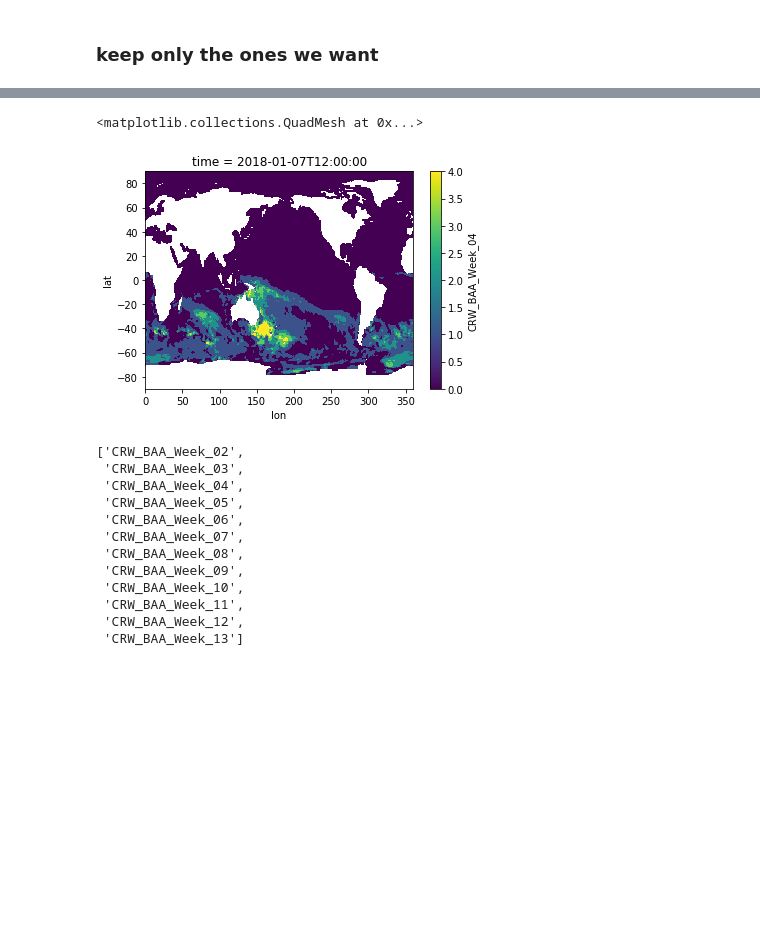
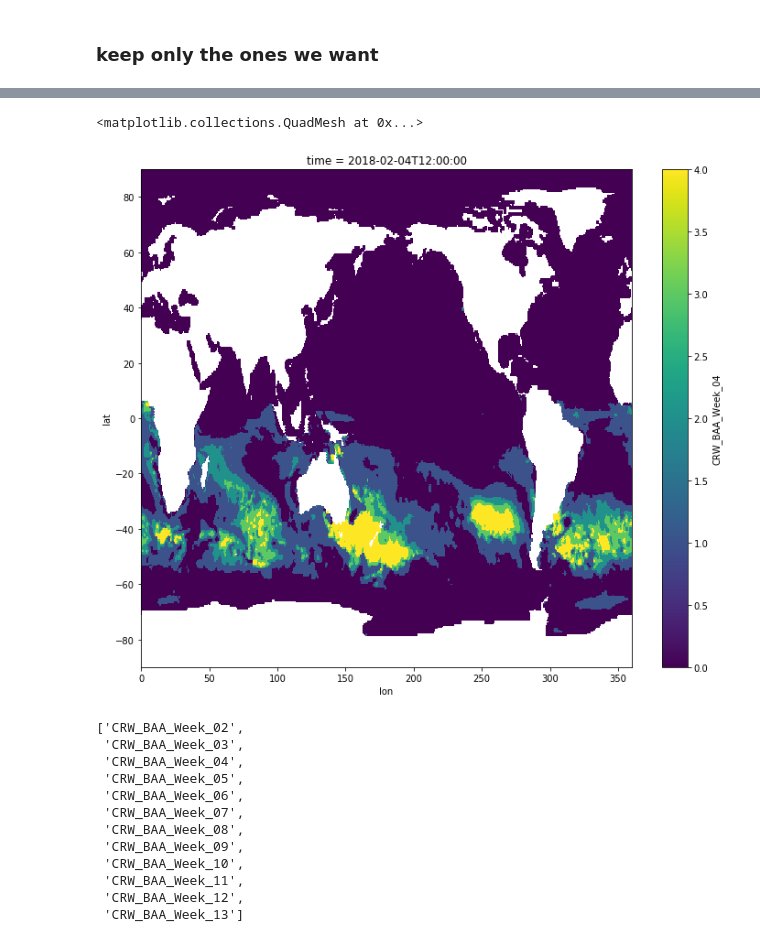
Before and after one commit to nicolasfauchereau/CoralReefWatch, a Jupyter notebook: notebooks/read_outlook_weekly_clip_CRW_geometries.ipynb, the cells around one changed output, grey strips where cells are left out. Drawn from its saved outputs; the diff is of its cells as text; code cells hidden in the pictures; blank space fills up the shorter version.

```diff
--- a/notebooks/read_outlook_weekly_clip_CRW_geometries.ipynb
+++ b/notebooks/read_outlook_weekly_clip_CRW_geometries.ipynb
@@ -54,5 +86,8 @@ lfiles = list_files(ftp)
 ### keep only the ones we want
 # %%
 lfiles = [x for x in lfiles if '060' in x]
+# %%
+def sort_files(f):
+    return int(f.split('_')[4][4:])
 # %%
-lfiles.sort()
+lfiles.sort(key=sort_files)
@@ -59,5 +101,5 @@ lfiles.sort()
 # %%
-url = "ftp://ftp.star.nesdis.noaa.gov/pub/sod/mecb/crw/data/outlook/v4/nc/v1/outlook/2017/cfsv2_outlook-060perc_4mon-and-wkly_v4_icwk20171231_for_20180114to20180429.nc"
+url = "ftp://ftp.star.nesdis.noaa.gov/pub/sod/mecb/crw/data/outlook/v4/nc/v1/outlook/{:%Y}/{}".format(today_UTC,lfiles[-1])
 # %%
 dates = url.split('_')[-1].split(".")[-2].split("to")
 # %%
@@ -133,11 +175,12 @@ Data variables:
     contributor_role:           Collecting source data and deriving products;...
     processing_level:           L4
     cdm_data_type:              Grid
-# %%
-dset['CRW_BAA_Week_04'].plot()
-# %% [output]
-<matplotlib.collections.QuadMesh at 0x...>
-[figure, removed]
+# %%
+f, ax = plt.subplots(figsize=(12,10))
+dset['CRW_BAA_Week_04'].plot(ax=ax)
+# %% [output]
+<matplotlib.collections.QuadMesh at 0x...>
+[figure, added]
 # %%
 dset = dset.sel(lon=slice(100, 300), lat=slice(50, -50))
 # %%
```
Also changed, not shown: parts of 32 cells of this notebook, 3 other files.
